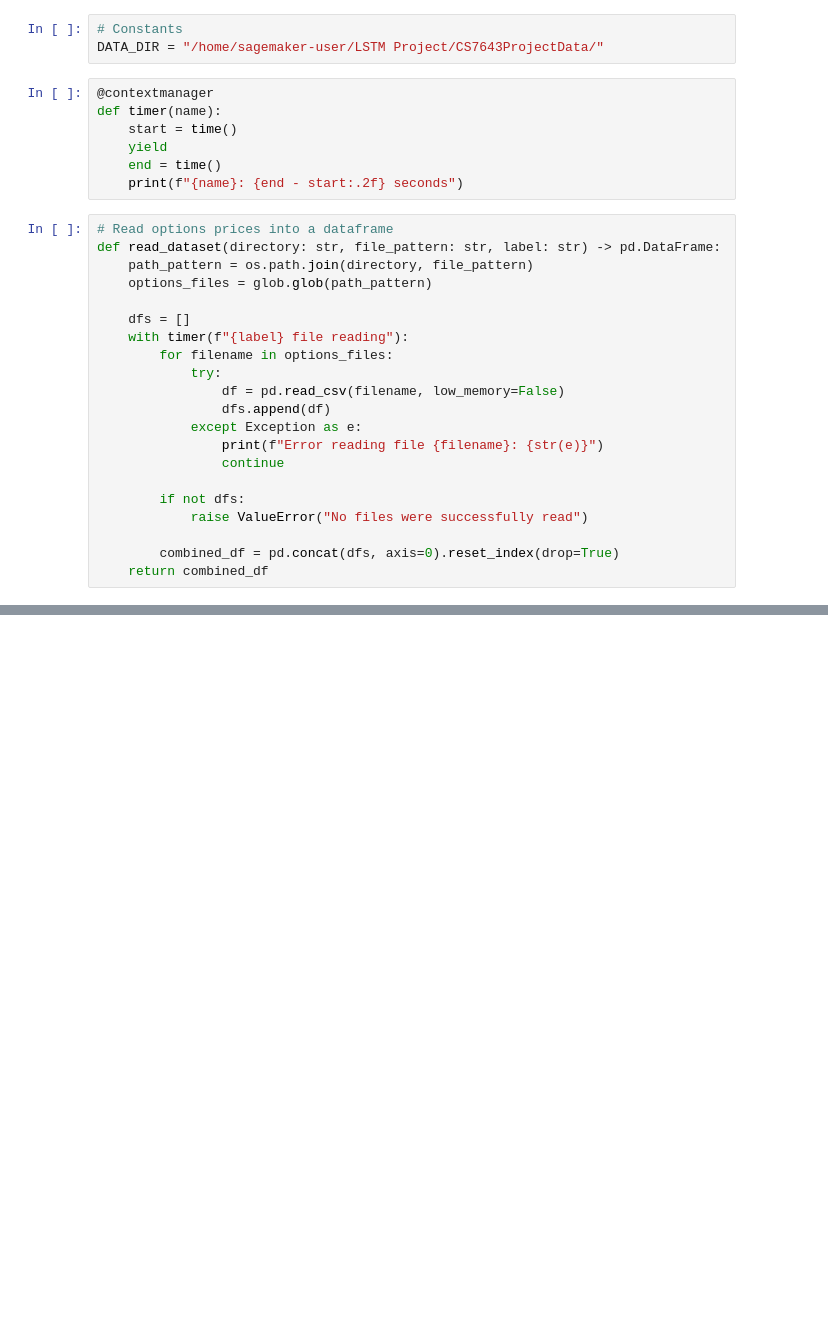
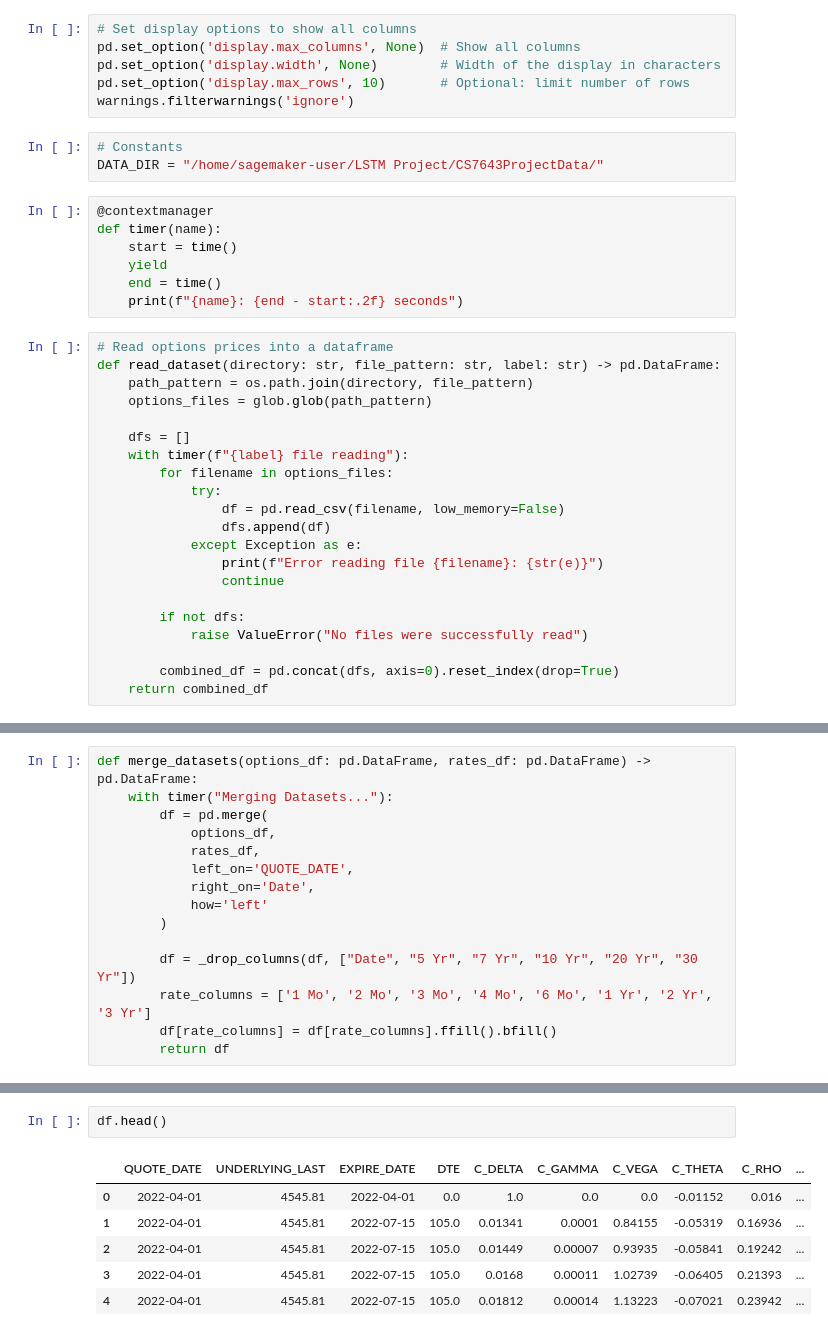
Before and after one commit to RavaszEmber/LSTM-Options-Pricing, a Jupyter notebook: Preprocessing.ipynb, the cells around one changed output, grey strips where cells are left out. Drawn from its saved outputs; the diff is of its cells as text; blank space fills up the shorter version.

```diff
--- a/Preprocessing.ipynb
+++ b/Preprocessing.ipynb
@@ -8,4 +16,10 @@ from contextlib import contextmanager
 from time import time
+# %%
+# Set display options to show all columns
+pd.set_option('display.max_columns', None)  # Show all columns
+pd.set_option('display.width', None)        # Width of the display in characters
+pd.set_option('display.max_rows', 10)       # Optional: limit number of rows
+warnings.filterwarnings('ignore')
 # %%
 # Constants
 DATA_DIR = "/home/sagemaker-user/LSTM Project/CS7643ProjectData/"
@@ -166,0 +158,15 @@ df
+# %%
+def merge_datasets(options_df: pd.DataFrame, rates_df: pd.DataFrame) -> pd.DataFrame:
+    with timer("Merging Datasets..."):
+        df = pd.merge(
+            options_df,
+            rates_df,
+            left_on='QUOTE_DATE',
+            right_on='Date',
+            how='left'
+        )
+
+        df = _drop_columns(df, ["Date", "5 Yr", "7 Yr", "10 Yr", "20 Yr", "30 Yr"])
+        rate_columns = ['1 Mo', '2 Mo', '3 Mo', '4 Mo', '6 Mo', '1 Yr', '2 Yr', '3 Yr']
+        df[rate_columns] = df[rate_columns].ffill().bfill()
+        return df
@@ -166,0 +324,9 @@ df
+# %%
+df.head()
+# %% [output]
+|  | QUOTE_DATE | UNDERLYING_LAST | EXPIRE_DATE | DTE | C_DELTA | C_GAMMA | C_VEGA | C_THETA | C_RHO | ... |
+| 0 | 2022-04-01 | 4545.81 | 2022-04-01 | 0.0 | 1.0 | 0.0 | 0.0 | -0.01152 | 0.016 | ... |
+| 1 | 2022-04-01 | 4545.81 | 2022-07-15 | 105.0 | 0.01341 | 0.0001 | 0.84155 | -0.05319 | 0.16936 | ... |
+| 2 | 2022-04-01 | 4545.81 | 2022-07-15 | 105.0 | 0.01449 | 0.00007 | 0.93935 | -0.05841 | 0.19242 | ... |
+| 3 | 2022-04-01 | 4545.81 | 2022-07-15 | 105.0 | 0.0168 | 0.00011 | 1.02739 | -0.06405 | 0.21393 | ... |
+| 4 | 2022-04-01 | 4545.81 | 2022-07-15 | 105.0 | 0.01812 | 0.00014 | 1.13223 | -0.07021 | 0.23942 | ... |
```
Also changed, not shown: parts of 23 cells of this notebook.
